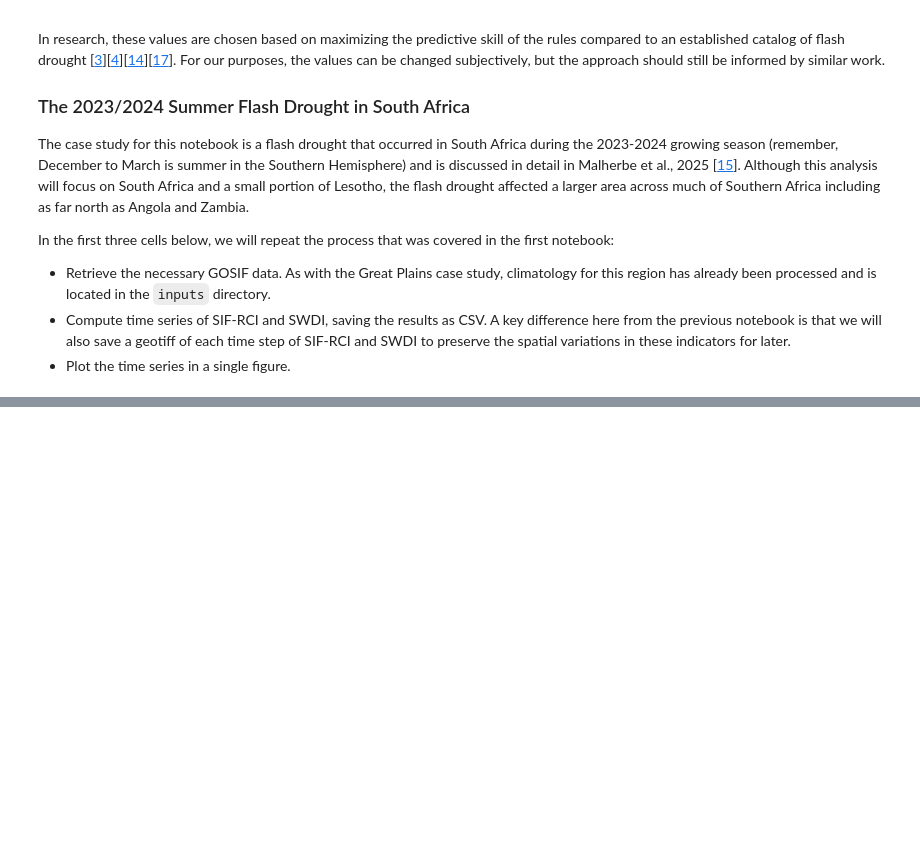
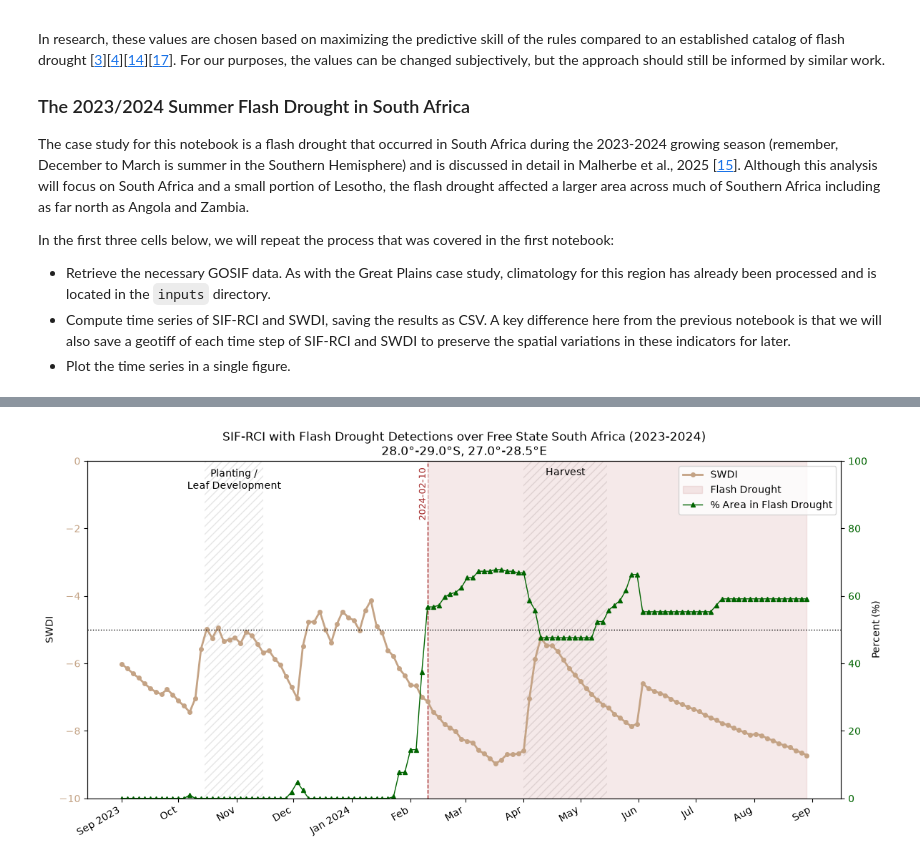
Before and after one commit to asaito333/flash-drought-ARSET, a Jupyter notebook: notebooks/2_detection.ipynb, the cells around one changed output, grey strips where cells are left out. Cells and saved outputs as stored; diff of their text form; code cells hidden in the pictures; blank space fills up the shorter version.

```diff
--- a/notebooks/2_detection.ipynb
+++ b/notebooks/2_detection.ipynb
@@ -326,0 +356,48 @@ legend = ax1.legend(lines1 + lines2, labels1 + labels2, loc="upper right")
+# %%
+# Read the saved CSV
+plot_dates = []
+plot_fdperc: list[float] = []
+plot_swdi: list[float] = []
+with open(swdi_csv_path, newline="") as f:
+    reader = csv.DictReader(f)
+    for row in reader:
+        pt_date = datetime.strptime(row["time"], "%Y-%m-%d") # noqa: DTZ007
+        plot_dates.append(pt_date)
+        plot_fdperc.append(float(row["fd_percent"]))
+        plot_swdi.append(float(row["swdi"]))
+
+fd_thresh = 50
+flash_drought_swdi = [r2 > fd_thresh for r2 in plot_fdperc]
+
+color1 = "darkblue"
+color2 = "darkgreen"
+
+fig, ax1 = plt.subplots(figsize=(12, 6))
+add_crop_calendar(ax1)
+ax1.plot(plot_dates, plot_swdi, marker="o", color=color1, linewidth=2, markersize=4, label="SWDI")
+ax1.axhline(-5, color="black", linestyle=":", linewidth=1)
+ax1.tick_params(axis='y', labelcolor=color1)
+ax1.set_ylim(-10, 0)
+ax1.set_ylabel("SWDI")
+ax1.set_title(plot2_title)
+
+add_flash_drought_markers(ax1, plot_dates, flash_drought_swdi)
+
+
+ax2 = ax1.twinx()
+ax2.plot(plot_dates, plot_fdperc, marker="^", color=color2, linewidth=1, markersize=4, label="% Area in Flash Drought")
+ax2.tick_params(axis="y", labelcolor=color2)
+ax2.set_ylim(0, 100)
+ax2.set_ylabel("Percent (%)")
+
+lines1, labels1 = ax1.get_legend_handles_labels()
+lines2, labels2 = ax2.get_legend_handles_labels()
+legend = ax1.legend(lines1 + lines2, labels1 + labels2, loc="upper right")
+
+ax1.xaxis.set_major_formatter(MonthYearFormatter("%b %Y"))
+ax1.xaxis.set_major_locator(mdates.MonthLocator())
+fig.autofmt_xdate()
+plt.tight_layout()
+plt.show()
+# %% [output]
+[figure, added]
```
Also changed, not shown: parts of 4 cells of this notebook, 1 other file.
